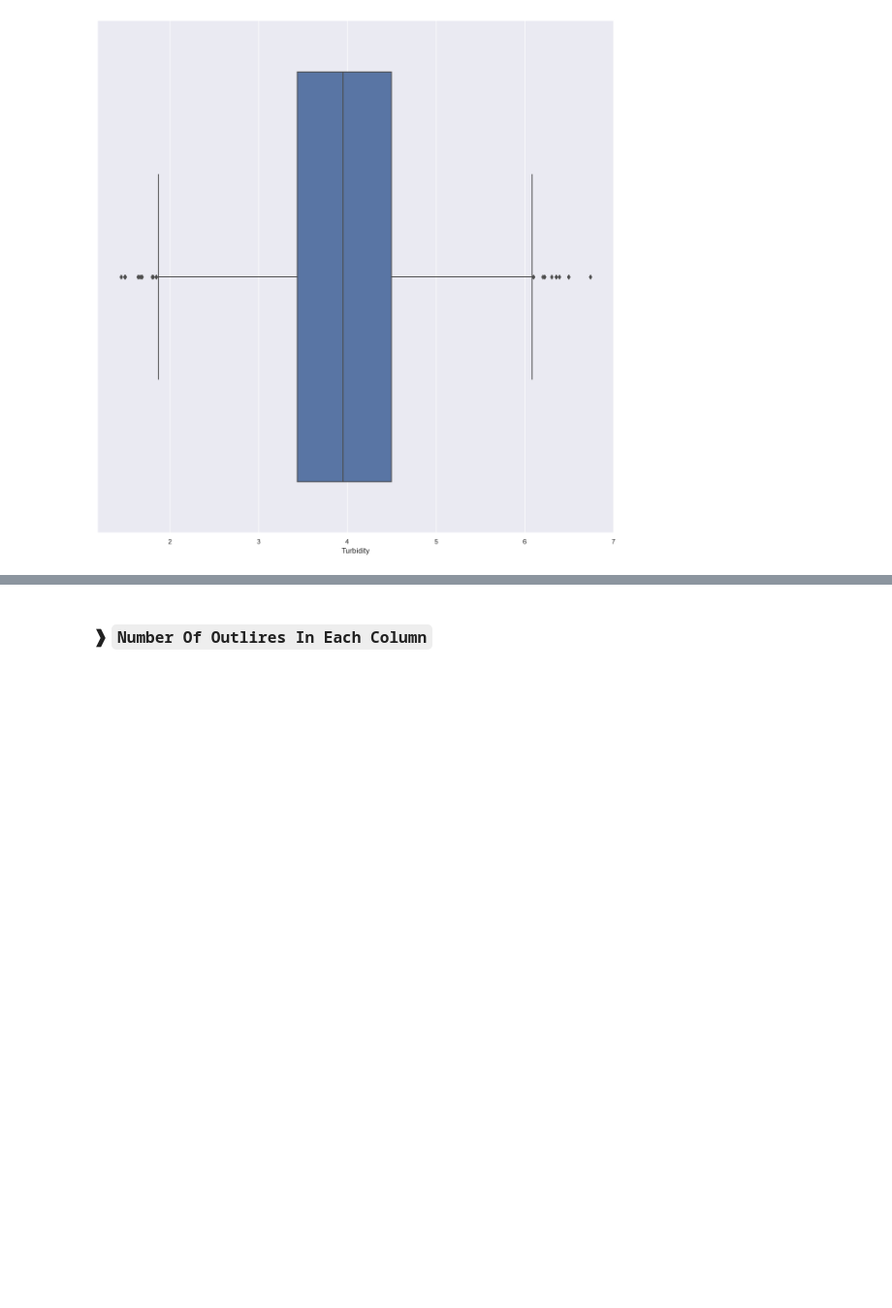
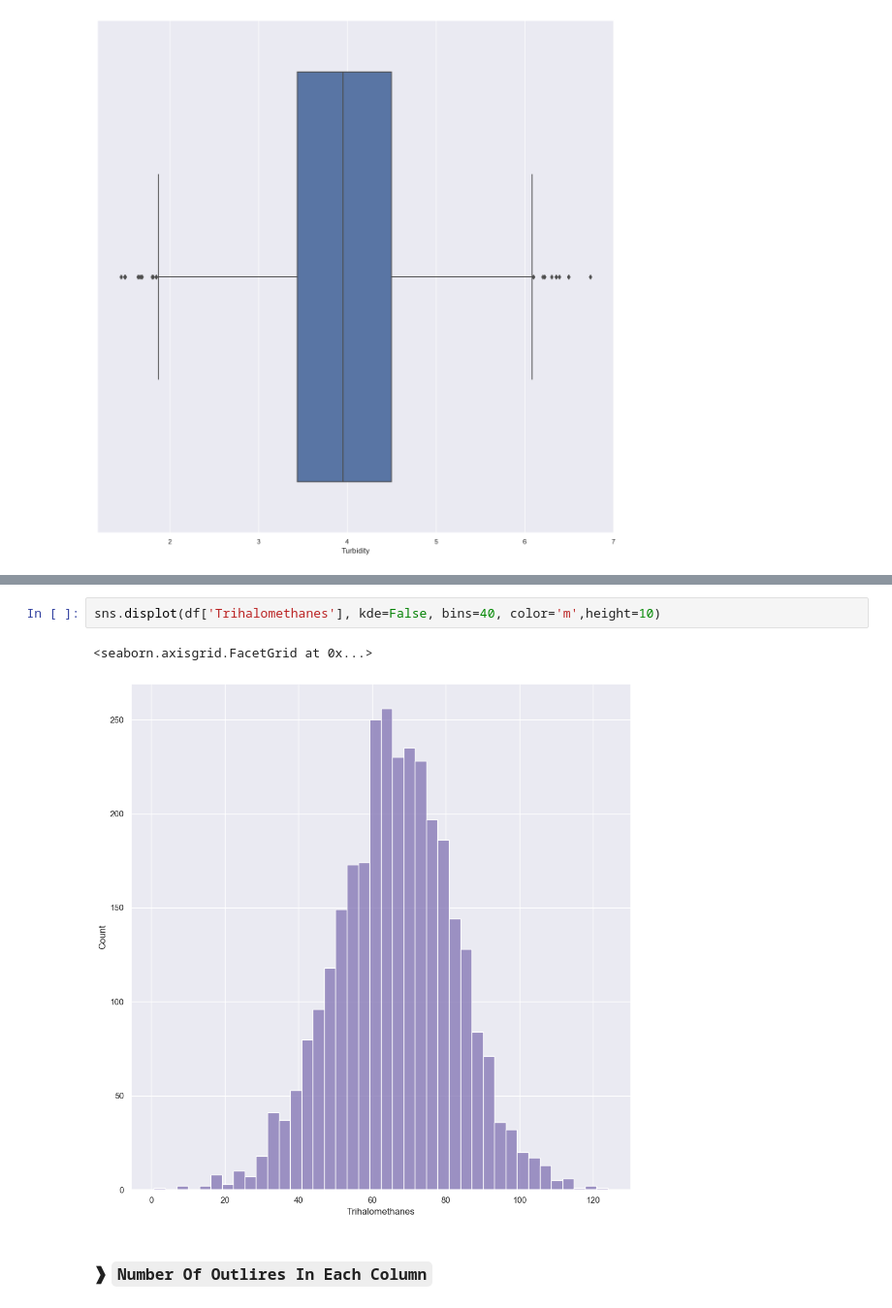
Before and after one commit to Abdelrhman-Sayed70/Water_Quality_Prediction, a Jupyter notebook: Project/Water Quality.ipynb, the cells around one changed output, grey strips where cells are left out. Shown: that part at 97% size. Cells and saved outputs as stored; diff of their text form; blank space fills up the shorter version.

```diff
--- a/Project/Water Quality.ipynb
+++ b/Project/Water Quality.ipynb
@@ -193,3 +205,8 @@ sns.boxplot(df['Turbidity'])
+# %%
+sns.displot(df['Trihalomethanes'], kde=False, bins=40, color='m',height=10)
+# %% [output]
+<seaborn.axisgrid.FacetGrid at 0x...>
+[figure, added]
 # %% [markdown]
 ### ❱ `Number Of Outlires In Each Column`
 # %%
```
Also changed, not shown: parts of 19 cells of this notebook, 2 other files.
